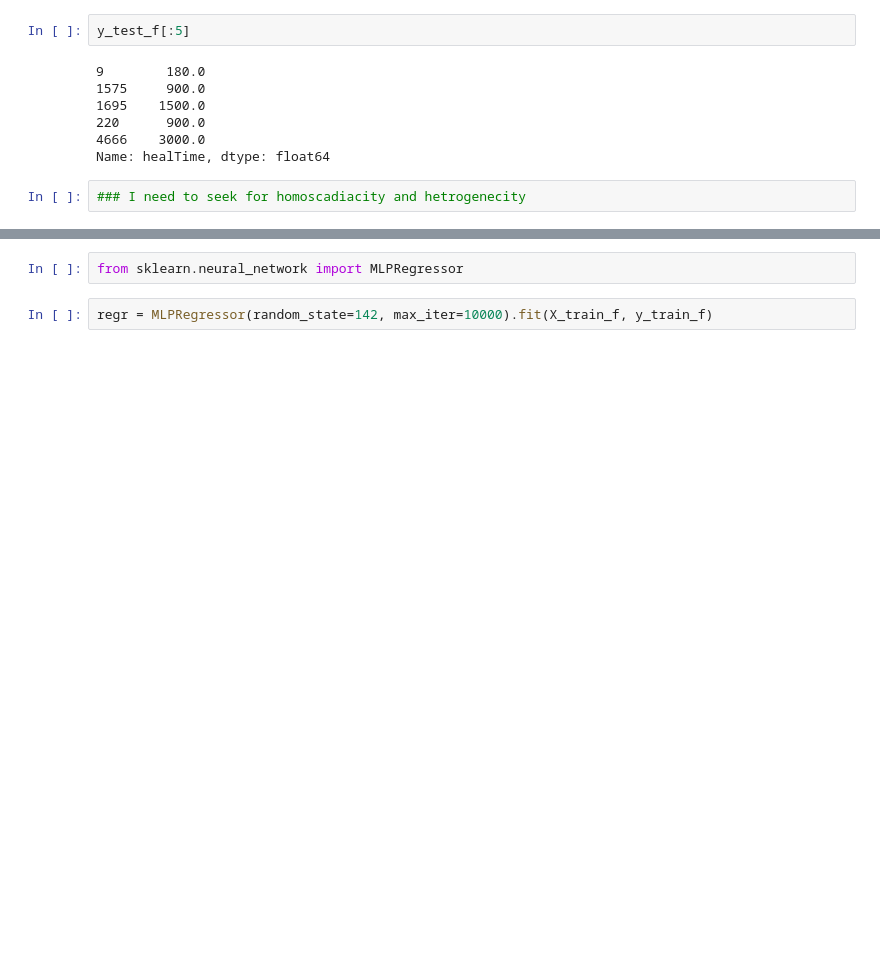
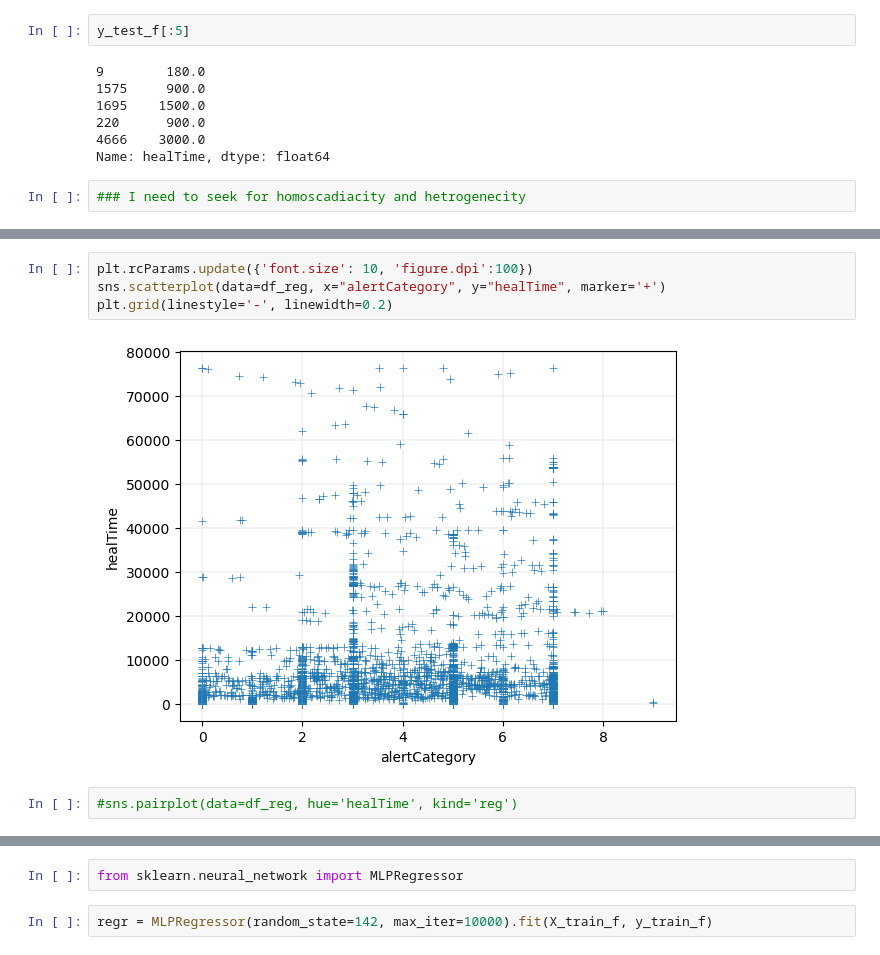
Before and after one commit to sangramdhurve/Device-Heal-Time-Project, a Jupyter notebook: HealTime.ipynb, the cells around one changed output, grey strips where cells are left out. Saved outputs shown, nothing was run; the diff lists cells and outputs as text; blank space fills up the shorter version.

```diff
--- a/HealTime.ipynb
+++ b/HealTime.ipynb
@@ -1017,0 +1120,8 @@ d
+# %%
+plt.rcParams.update({'font.size': 10, 'figure.dpi':100})
+sns.scatterplot(data=df_reg, x="alertCategory", y="healTime", marker='+')
+plt.grid(linestyle='-', linewidth=0.2)
+# %% [output]
+[figure, added]
+# %%
+#sns.pairplot(data=df_reg, hue='healTime', kind='reg')
```
Also changed, not shown: parts of 89 cells of this notebook.
